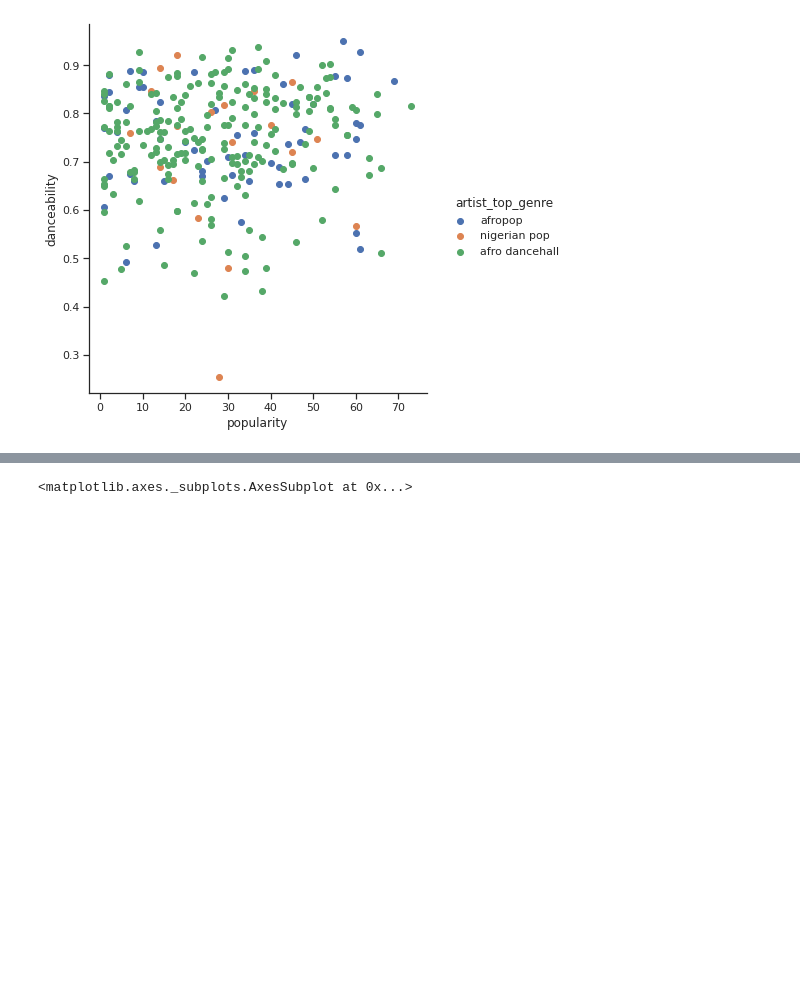
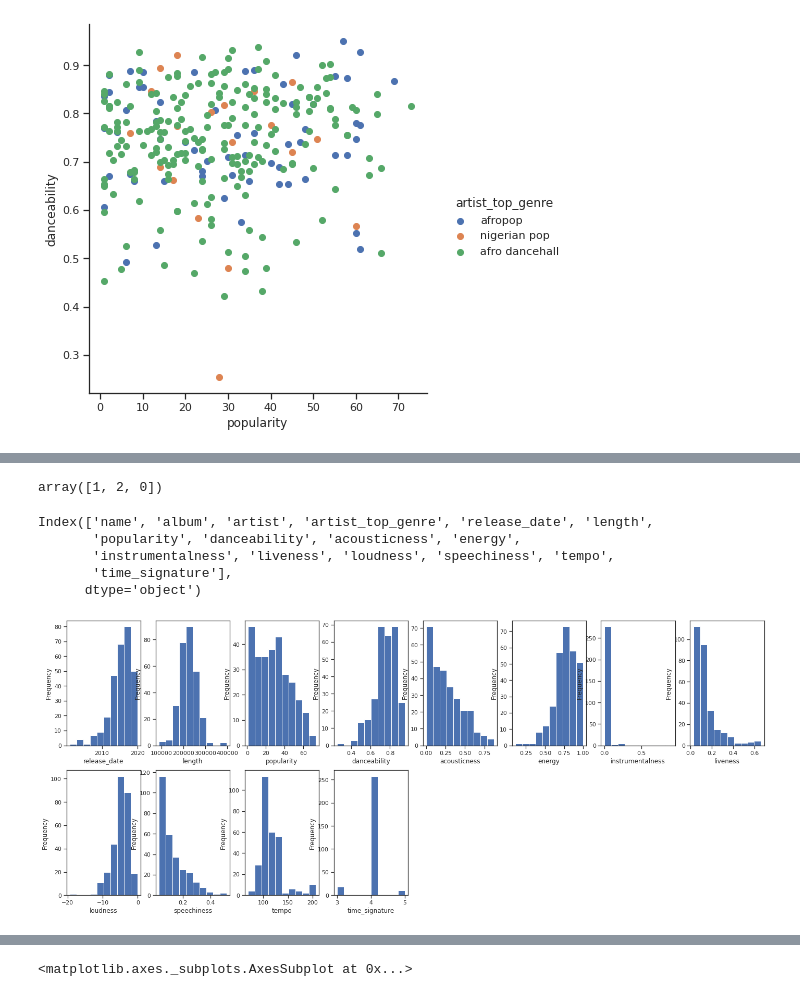
Before and after one commit to abdalrahmenyousifMohamed/ML, a Jupyter notebook: clustring.ipynb, the cells around one changed output, grey strips where cells are left out. Drawn from its saved outputs; the diff is of its cells as text; code cells hidden in the pictures; blank space fills up the shorter version.

```diff
--- a/clustring.ipynb
+++ b/clustring.ipynb
@@ -182,3 +182,5 @@ g = sns.FacetGrid(df,hue="artist_top_genre" ,margin_titles=True, size=6).map(plt
 | 4 | wanted you | rare. | Odunsi (The Engine) | afropop | 2018 | 152049 | 25 | 0.702 | ... |
 | 5 | Kasala | Pioneers | DRB Lasgidi | nigerian pop | 2020 | 184800 | 26 | 0.803 | ... |
 | 6 | Pull Up | Everything Pretty | prettyboydo | nigerian pop | 2018 | 202648 | 29 | 0.818 | ... |
+# %%
+df2 = df.copy()
@@ -184,0 +196,32 @@ g = sns.FacetGrid(df,hue="artist_top_genre" ,margin_titles=True, size=6).map(plt
+# %%
+from sklearn.preprocessing import LabelEncoder
+LE = LabelEncoder()
+df2["artist_top_genre"] = LE.fit_transform(df2["artist_top_genre"])
+df2["artist_top_genre"].head()
+df2["artist_top_genre"].unique()
+# %% [output]
+array([1, 2, 0])
+# %%
+df2.columns
+# %% [output]
+Index(['name', 'album', 'artist', 'artist_top_genre', 'release_date', 'length',
+       'popularity', 'danceability', 'acousticness', 'energy',
+       'instrumentalness', 'liveness', 'loudness', 'speechiness', 'tempo',
+       'time_signature'],
+      dtype='object')
+# %%
+import matplotlib.pyplot as plt
+# select numeric variables
+numeric_vars2 =  [ 'release_date', 'length',
+       'popularity', 'danceability', 'acousticness', 'energy',
+       'instrumentalness', 'liveness', 'loudness', 'speechiness', 'tempo',
+       'time_signature']
+# create histograms for each numeric variable
+fig = plt.figure(figsize=(24, 15))
+for i in range(len(numeric_vars2)):
+    var = numeric_vars2[i]
+    sub = fig.add_subplot(3, 8, i + 1)
+    sub.set_xlabel(var)
+    df2[var].plot(kind = 'hist')
+# %% [output]
+[figure, added]
```
Also changed, not shown: parts of 9 cells of this notebook.
